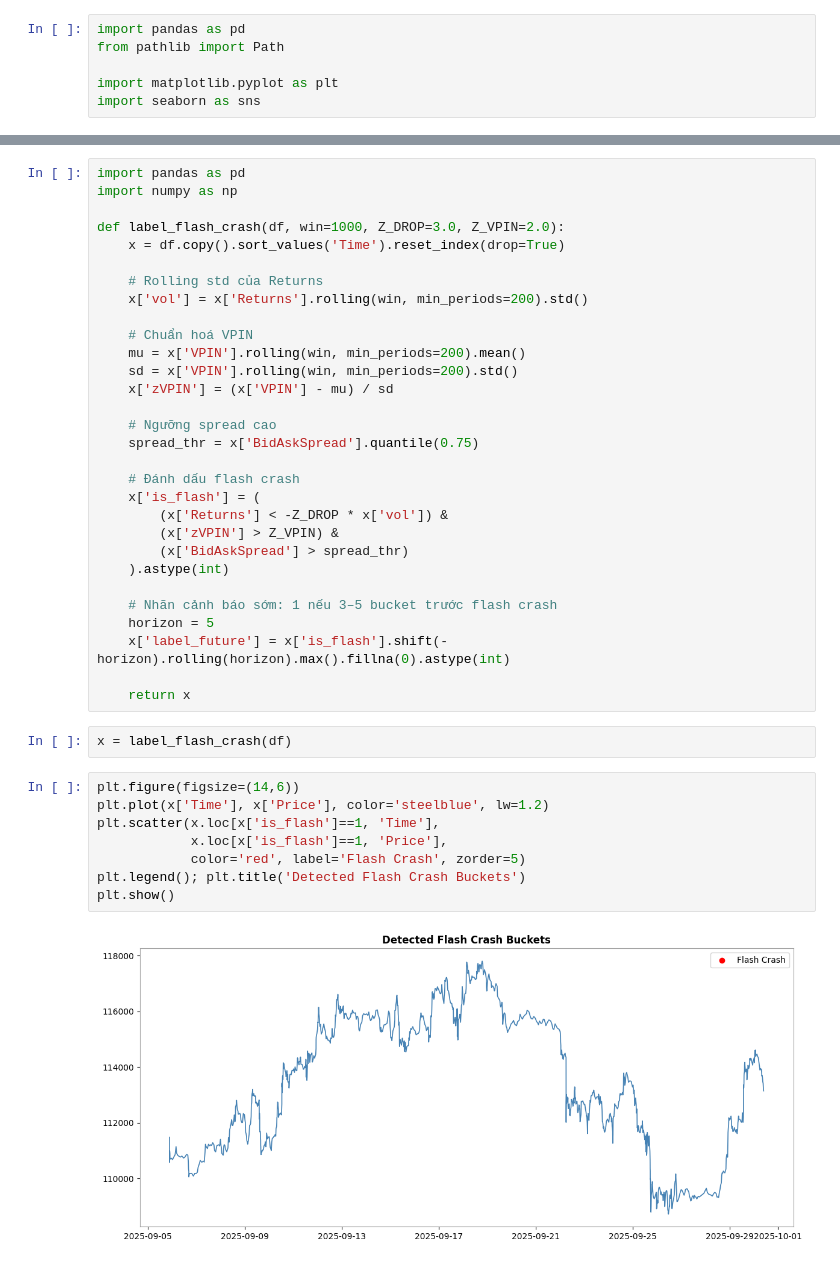
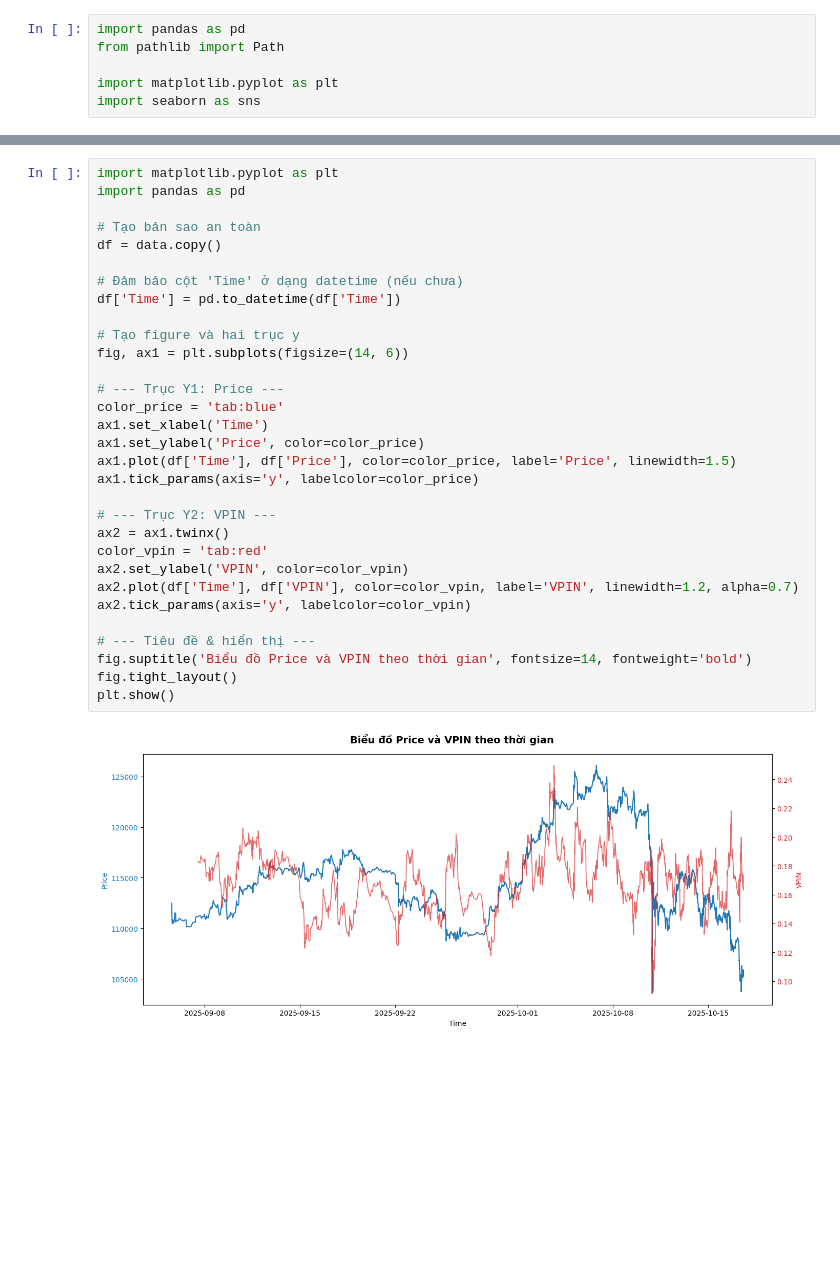
Before and after one commit to HoaPham119/thesis, a Jupyter notebook: code/binance_flash_crash.ipynb, the cells around one changed output, grey strips where cells are left out. Saved outputs shown, nothing was run; the diff lists cells and outputs as text; blank space fills up the shorter version.

```diff
--- a/code/binance_flash_crash.ipynb
+++ b/code/binance_flash_crash.ipynb
@@ -220,42 +44,33 @@ Index(['Time', 'Buy', 'Sell', 'Price', 'BidPrice', 'AskPrice', 'Volume',
-# %%
-import pandas as pd
-import numpy as np
-
-def label_flash_crash(df, win=1000, Z_DROP=3.0, Z_VPIN=2.0):
-    x = df.copy().sort_values('Time').reset_index(drop=True)
-
-    # Rolling std của Returns
-    x['vol'] = x['Returns'].rolling(win, min_periods=200).std()
-
-    # Chuẩn hoá VPIN
-    mu = x['VPIN'].rolling(win, min_periods=200).mean()
-    sd = x['VPIN'].rolling(win, min_periods=200).std()
-    x['zVPIN'] = (x['VPIN'] - mu) / sd
-
-    # Ngưỡng spread cao
-    spread_thr = x['BidAskSpread'].quantile(0.75)
-
-    # Đánh dấu flash crash
-    x['is_flash'] = (
-        (x['Returns'] < -Z_DROP * x['vol']) &
-        (x['zVPIN'] > Z_VPIN) &
-        (x['BidAskSpread'] > spread_thr)
-    ).astype(int)
-
-    # Nhãn cảnh báo sớm: 1 nếu 3–5 bucket trước flash crash
-    horizon = 5
-    x['label_future'] = x['is_flash'].shift(-horizon).rolling(horizon).max().fillna(0).astype(int)
-
-    return x
-# %%
-x = label_flash_crash(df)
-# %%
-plt.figure(figsize=(14,6))
-plt.plot(x['Time'], x['Price'], color='steelblue', lw=1.2)
-plt.scatter(x.loc[x['is_flash']==1, 'Time'],
-            x.loc[x['is_flash']==1, 'Price'],
-            color='red', label='Flash Crash', zorder=5)
-plt.legend(); plt.title('Detected Flash Crash Buckets')
-plt.show()
-# %% [output]
-[figure, removed]
+# %%
+import matplotlib.pyplot as plt
+import pandas as pd
+
+# Tạo bản sao an toàn
+df = data.copy()
+
+# Đảm bảo cột 'Time' ở dạng datetime (nếu chưa)
+df['Time'] = pd.to_datetime(df['Time'])
+
+# Tạo figure và hai trục y
+fig, ax1 = plt.subplots(figsize=(14, 6))
+
+# --- Trục Y1: Price ---
+color_price = 'tab:blue'
+ax1.set_xlabel('Time')
+ax1.set_ylabel('Price', color=color_price)
+ax1.plot(df['Time'], df['Price'], color=color_price, label='Price', linewidth=1.5)
+ax1.tick_params(axis='y', labelcolor=color_price)
+
+# --- Trục Y2: VPIN ---
+ax2 = ax1.twinx()
+color_vpin = 'tab:red'
+ax2.set_ylabel('VPIN', color=color_vpin)
+ax2.plot(df['Time'], df['VPIN'], color=color_vpin, label='VPIN', linewidth=1.2, alpha=0.7)
+ax2.tick_params(axis='y', labelcolor=color_vpin)
+
+# --- Tiêu đề & hiển thị ---
+fig.suptitle('Biểu đồ Price và VPIN theo thời gian', fontsize=14, fontweight='bold')
+fig.tight_layout()
+plt.show()
+# %% [output]
+[figure, added]
```
Also changed, not shown: parts of 18 cells of this notebook, 12 other files.
